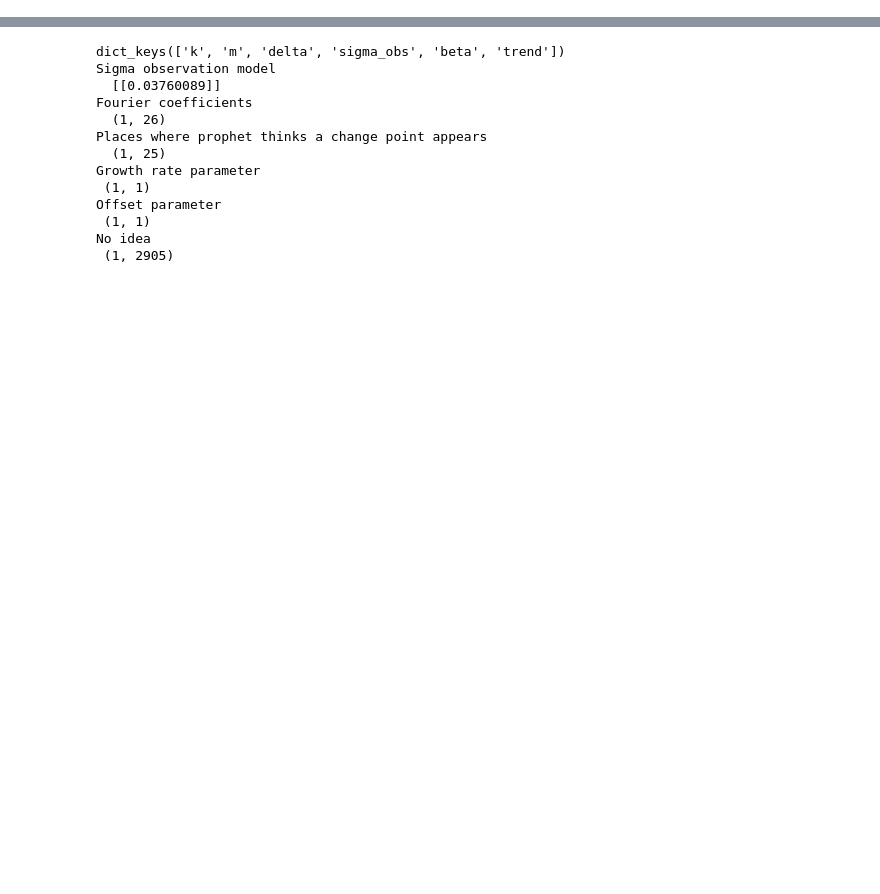
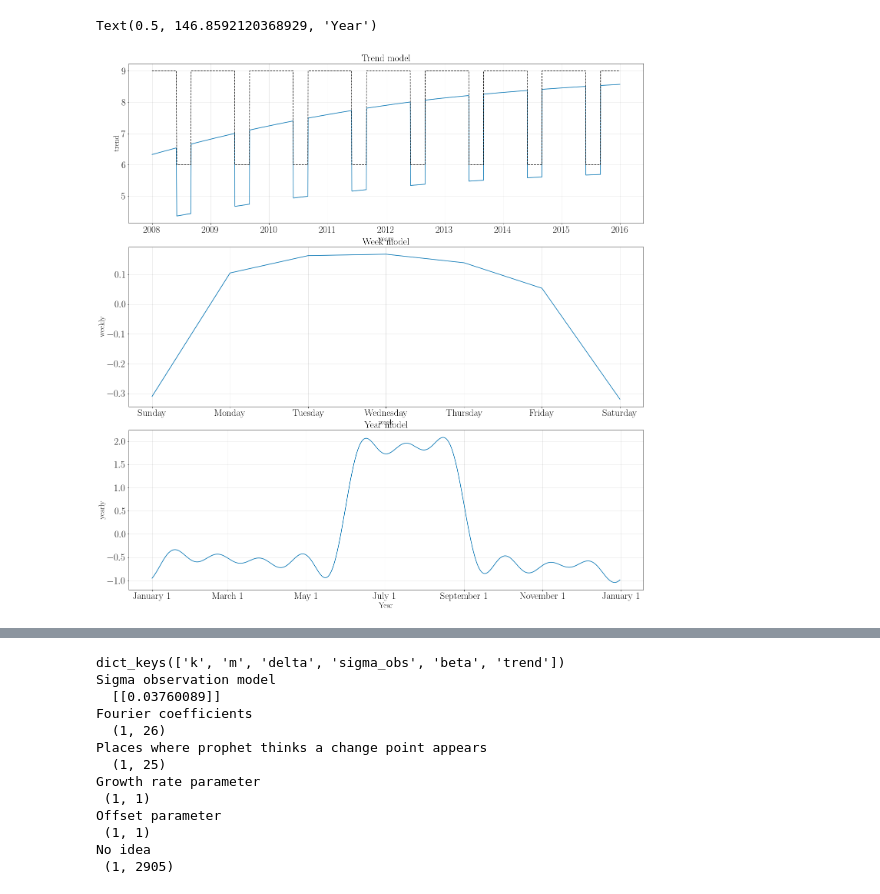
Before and after one commit to jmaronas/prophet_tutorials, a Jupyter notebook: jupyters/file_3_Trend_configuration.ipynb, the cells around one changed output, grey strips where cells are left out. Saved outputs shown, nothing was run; the diff lists cells and outputs as text; code cells hidden in the pictures; blank space fills up the shorter version.

```diff
--- a/jupyters/file_3_Trend_configuration.ipynb
+++ b/jupyters/file_3_Trend_configuration.ipynb
@@ -202,22 +250,22 @@ plt.title('Full forecast')
 # %%
 ## Visualize the individual models used to create the observation model
 fig     = model.plot_components(forecast, figsize = (20,20) )
 
 
 ax1,ax2,ax3 = fig.get_axes()
 
 
 ax1.set_xlabel('years')
 ax1.set_title('Trend model')
 
 ax2.set_title('Week model')
 ax2.set_xlabel('week')
 
 ax3.set_title('Year model')
 ax3.set_xlabel('Year')
-
-ax4.set_title('Month model')
-ax4.set_xlabel('Month')
+# %% [output]
+Text(0.5, 146.8592120368929, 'Year')
+[figure, added]
 # %%
 ## ==========================================================================================
 ## ==========================================================================================
```
Also changed, not shown: parts of 21 cells of this notebook.
